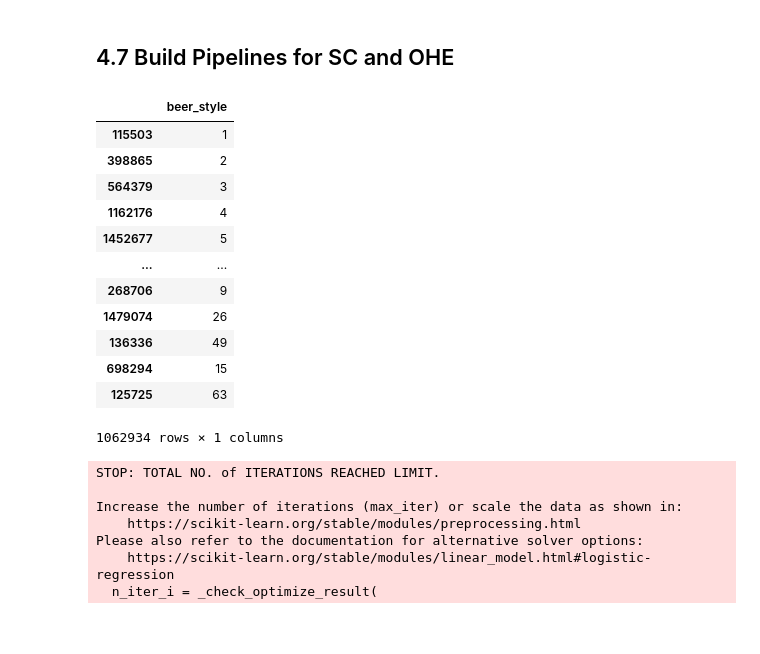
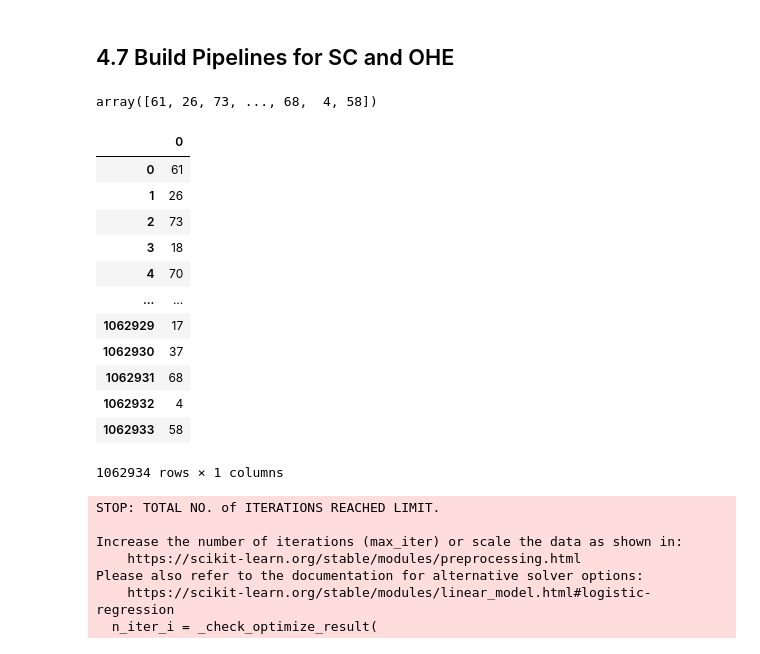
Before and after one commit to JKaur1992/adsi_AT2, a Jupyter notebook: notebooks/Kaur_Jasleen-13368028_AT2_LGR_Model_v3.ipynb, the cells around one changed output. Drawn from its saved outputs; the diff is of its cells as text; code cells hidden in the pictures.

```diff
--- a/notebooks/Kaur_Jasleen-13368028_AT2_LGR_Model_v3.ipynb
+++ b/notebooks/Kaur_Jasleen-13368028_AT2_LGR_Model_v3.ipynb
@@ -304,23 +318,28 @@ num_transformer = Pipeline(
 # https://stackoverflow.com/questions/50473381/scikit-learns-labelbinarizer-vs-onehotencoder
 
 # integer encode the target variable
-label_encoder = LabelEncoder()
-y_train = label_encoder.fit_transform(y_train)
+encoder = LabelEncoder()
+y_train = encoder.fit_transform(y_train)
 y_train
 # %% [output]
-|  | beer_style |
-| 115503 | 1 |
-| 398865 | 2 |
-| 564379 | 3 |
-| 1162176 | 4 |
-| 1452677 | 5 |
-| ... | ... |
-| 268706 | 9 |
-| 1479074 | 26 |
-| 136336 | 49 |
-| 698294 | 15 |
-| 125725 | 63 |
-1062934 rows × 1 columns
+array([61, 26, 73, ..., 68,  4, 58])
+# %%
+y_train = pd.DataFrame(y_train) #.ravel()
+y_train
+# %% [output]
+|  | 0 |
+| 0 | 61 |
+| 1 | 26 |
+| 2 | 73 |
+| 3 | 18 |
+| 4 | 70 |
+| ... | ... |
+| 1062929 | 17 |
+| 1062930 | 37 |
+| 1062931 | 68 |
+| 1062932 | 4 |
+| 1062933 | 58 |
+1062934 rows × 1 columns
 # %%
 cat_transformer = Pipeline(
     steps=[
```
Also changed, not shown: parts of 33 cells of this notebook, 1 other file.
